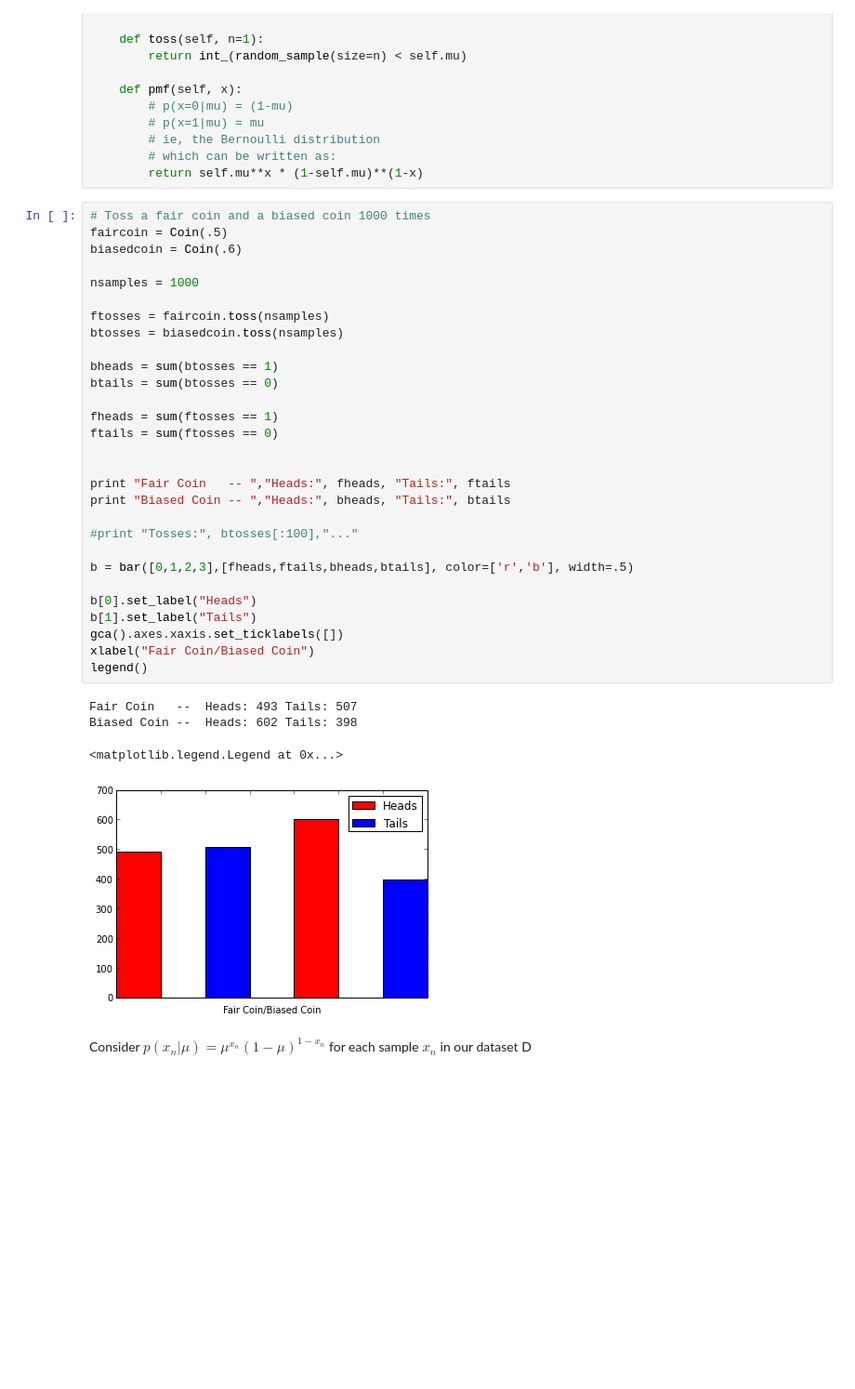
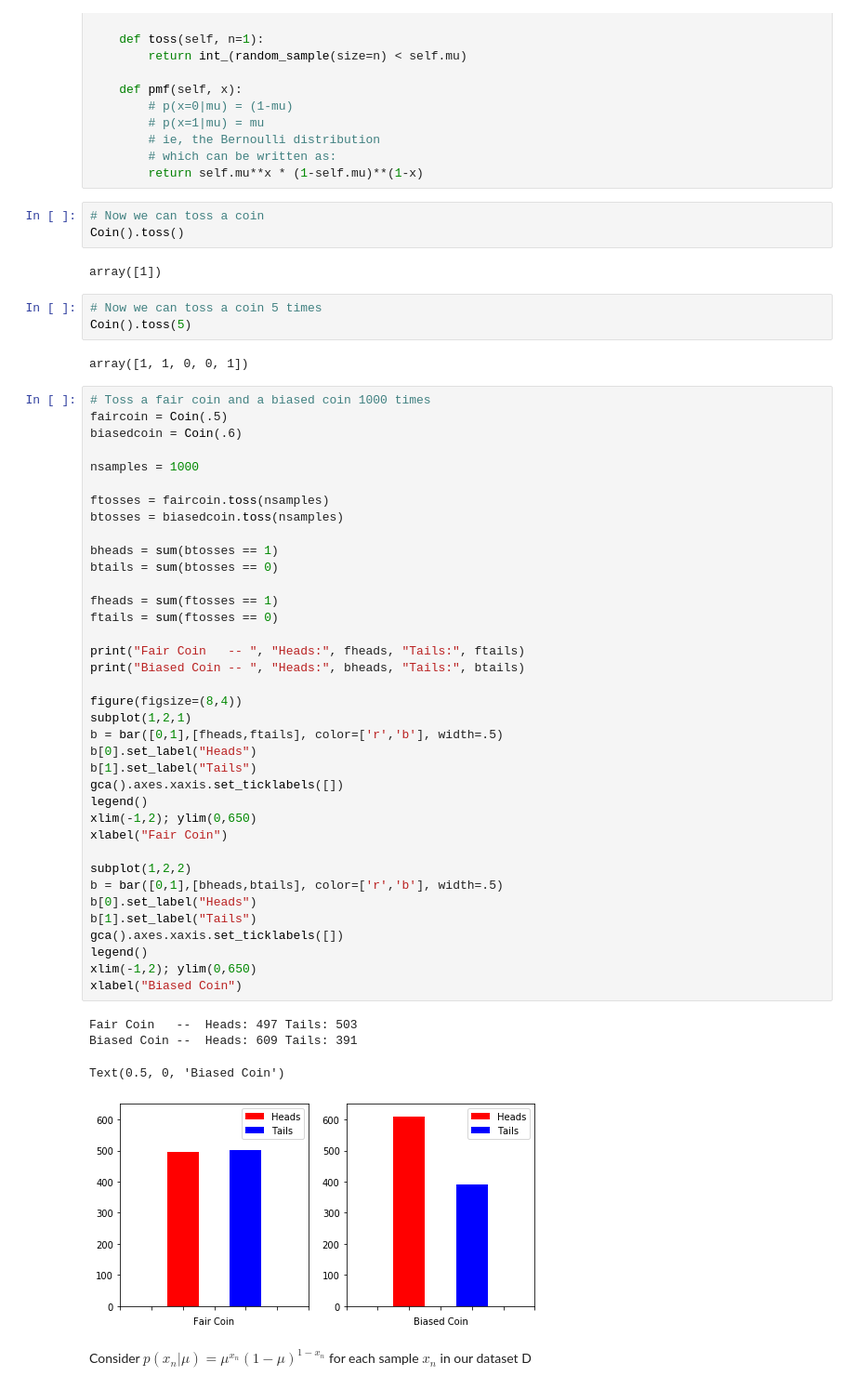
Before and after one commit to jamt9000/prml, a Jupyter notebook: 2.1-binary-variables.ipynb, the cells around one changed output. Shown at 93% size. Saved outputs shown, nothing was run; the diff lists cells and outputs as text; blank space fills up the shorter version.

```diff
--- a/2.1-binary-variables.ipynb
+++ b/2.1-binary-variables.ipynb
@@ -27,40 +26,58 @@ class Coin(object):
         # ie, the Bernoulli distribution
         # which can be written as:
         return self.mu**x * (1-self.mu)**(1-x)
+# %%
+# Now we can toss a coin
+Coin().toss()
+# %% [output]
+array([1])
+# %%
+# Now we can toss a coin 5 times
+Coin().toss(5)
+# %% [output]
+array([1, 1, 0, 0, 1])
 # %%
 # Toss a fair coin and a biased coin 1000 times
 faircoin = Coin(.5)
 biasedcoin = Coin(.6)
 
 nsamples = 1000
 
 ftosses = faircoin.toss(nsamples)
 btosses = biasedcoin.toss(nsamples)
 
 bheads = sum(btosses == 1)
 btails = sum(btosses == 0)
 
 fheads = sum(ftosses == 1)
 ftails = sum(ftosses == 0)
 
+print("Fair Coin   -- ", "Heads:", fheads, "Tails:", ftails)
+print("Biased Coin -- ", "Heads:", bheads, "Tails:", btails)
 
-print "Fair Coin   -- ","Heads:", fheads, "Tails:", ftails
-print "Biased Coin -- ","Heads:", bheads, "Tails:", btails
-
-#print "Tosses:", btosses[:100],"..."
-
-b = bar([0,1,2,3],[fheads,ftails,bheads,btails], color=['r','b'], width=.5)
-
+figure(figsize=(8,4))
+subplot(1,2,1)
+b = bar([0,1],[fheads,ftails], color=['r','b'], width=.5)
 b[0].set_label("Heads")
 b[1].set_label("Tails")
 gca().axes.xaxis.set_ticklabels([])
-xlabel("Fair Coin/Biased Coin")
 legend()
+xlim(-1,2); ylim(0,650)
+xlabel("Fair Coin")
+
+subplot(1,2,2)
+b = bar([0,1],[bheads,btails], color=['r','b'], width=.5)
+b[0].set_label("Heads")
+b[1].set_label("Tails")
+gca().axes.xaxis.set_ticklabels([])
+legend()
+xlim(-1,2); ylim(0,650)
+xlabel("Biased Coin")
 # %% [output]
-Fair Coin   --  Heads: 493 Tails: 507
-Biased Coin --  Heads: 602 Tails: 398
+Fair Coin   --  Heads: 497 Tails: 503
+Biased Coin --  Heads: 609 Tails: 391
-<matplotlib.legend.Legend at 0x...>
+Text(0.5, 0, 'Biased Coin')
-[figure, old version]
+[figure, new version]
 # %% [markdown]
 Consider $p(x_n|\mu) = \mu^{x_n}(1-\mu)^{1-x_n}$ for each sample $x_n$ in our dataset D
 # %%
```
Also changed, not shown: parts of 9 cells of this notebook.
